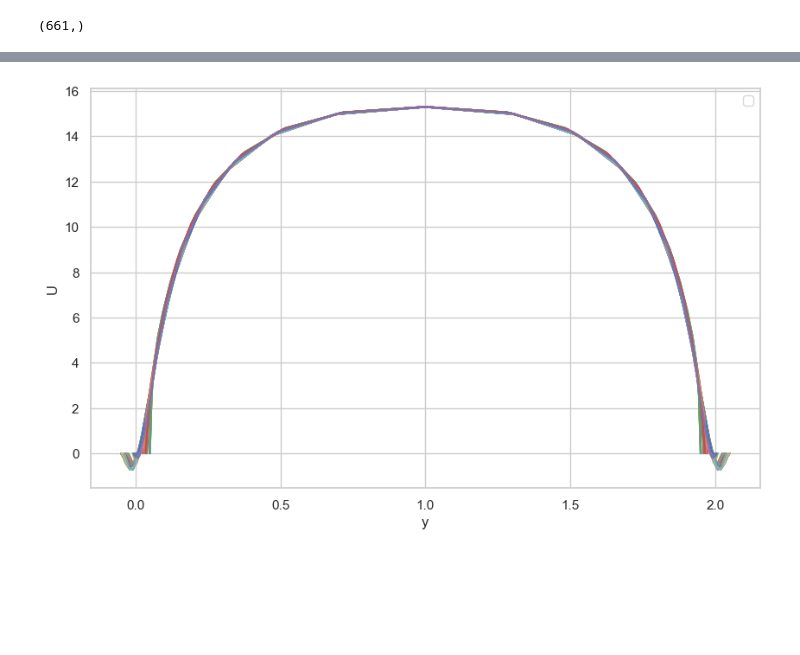
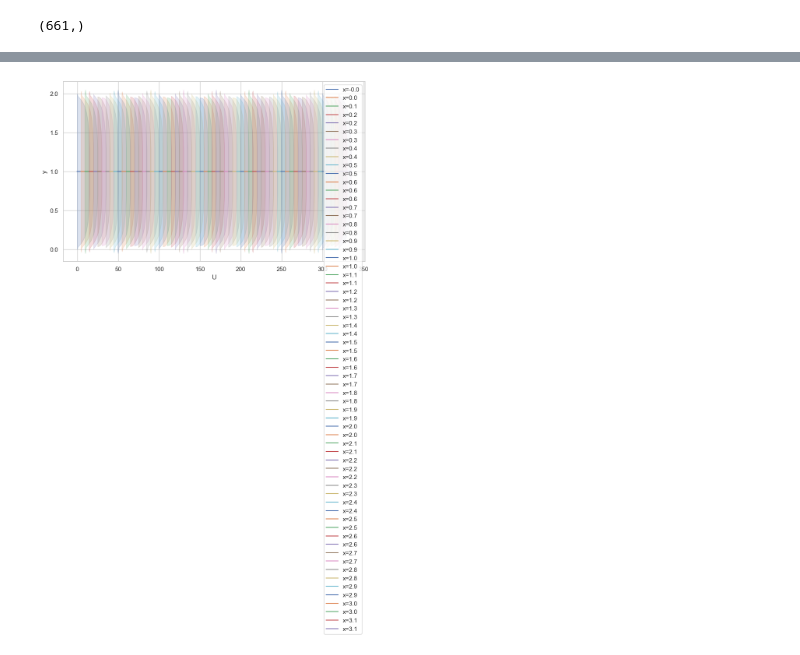
Before and after one commit to alexliberzonlab/sari-data, a Jupyter notebook: data_to_plot.ipynb, the cells around one changed output, grey strips where cells are left out. Drawn from its saved outputs; the diff is of its cells as text; code cells hidden in the pictures; blank space fills up the shorter version.

Commit message:
better plot

```diff
--- a/data_to_plot.ipynb
+++ b/data_to_plot.ipynb
@@ -63,21 +58,19 @@ plt.plot(df['z-coordinate'].unique())
 # %%
 sns.set(style="whitegrid")
 
 plt.figure(figsize=(10, 6))
 
-# Rename columns for plotting
 df_plot = df.rename(columns={'y-coordinate': 'y', 'x-coordinate': 'x', 'x-velocity': 'U'})
 
-# Group by rounded x to 1 decimal place and plot U vs y for each group
-for x_val in sorted(df_plot['x'].unique()):
-    subset = df_plot[df_plot['x'] == x_val]
-    sns.lineplot(x='y', y='U', data=subset, label=f'x={x_val:.1f}')
+for i, x_val in enumerate(sorted(df_plot['x'].unique())):
+    subset = df_plot[df_plot['x'] == x_val].copy()
+    offset = i * 5.0  # shift each line by 0.1 * index
+    subset['U'] = subset['U'] + offset
+    sns.lineplot(x='U', y='y', data=subset, label=f'x={x_val:.1f}')
 
-# plt.title('U vs y for different x profiles')
-plt.xlabel('y')
-plt.ylabel('U')
+plt.xlabel('U')
+plt.ylabel('y')
 # plt.legend(title='x-coordinate')
-plt.legend('')
 plt.show()
 # %% [output]
-[figure, old version]
+[figure, new version]
```
Also changed, not shown: parts of 3 cells of this notebook.
